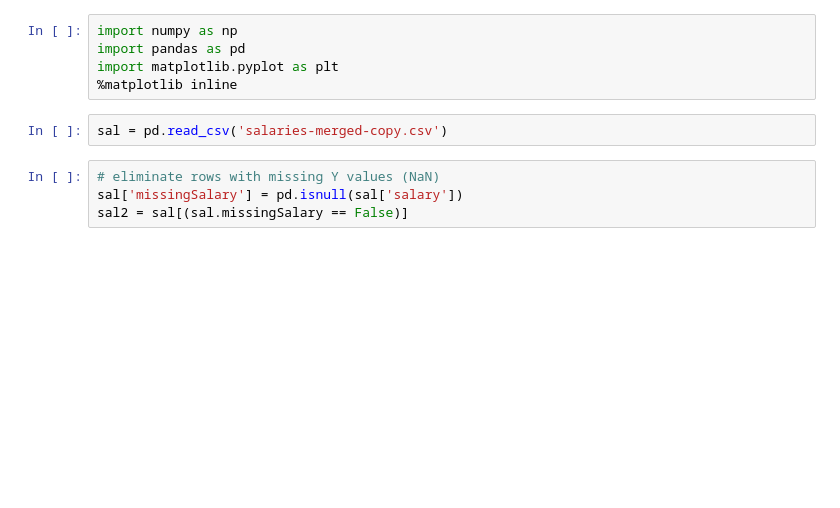
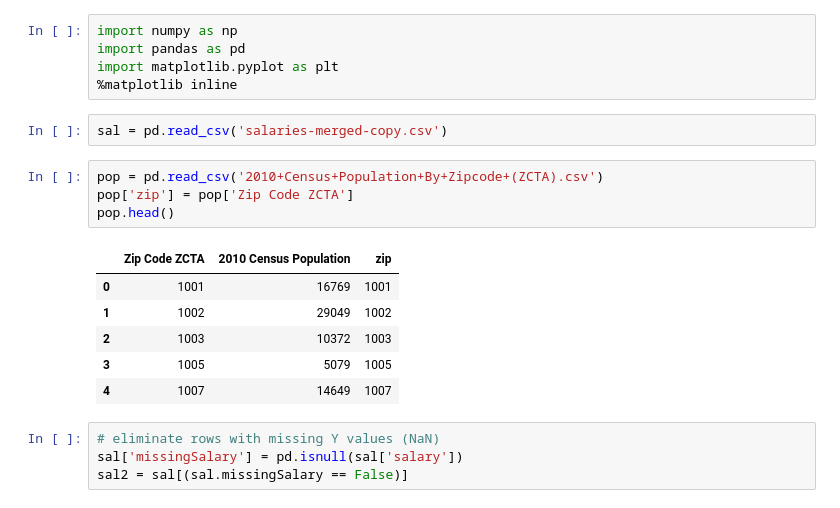
Before and after one commit to tannerjaime/PSAM-Machine-Learning, a Jupyter notebook: Predicting Salaries/regression2.ipynb, the cells around one changed output. Cells and saved outputs as stored; diff of their text form; blank space fills up the shorter version.

```diff
--- a/Predicting Salaries/regression2.ipynb
+++ b/Predicting Salaries/regression2.ipynb
@@ -5,6 +5,17 @@ import matplotlib.pyplot as plt
 %matplotlib inline
 # %%
 sal = pd.read_csv('salaries-merged-copy.csv')
+# %%
+pop = pd.read_csv('2010+Census+Population+By+Zipcode+(ZCTA).csv')
+pop['zip'] = pop['Zip Code ZCTA']
+pop.head()
+# %% [output]
+|  | Zip Code ZCTA | 2010 Census Population | zip |
+| 0 | 1001 | 16769 | 1001 |
+| 1 | 1002 | 29049 | 1002 |
+| 2 | 1003 | 10372 | 1003 |
+| 3 | 1005 | 5079 | 1005 |
+| 4 | 1007 | 14649 | 1007 |
 # %%
 # eliminate rows with missing Y values (NaN)
 sal['missingSalary'] = pd.isnull(sal['salary'])
```
Also changed, not shown: parts of 10 cells of this notebook, 1 other file.
